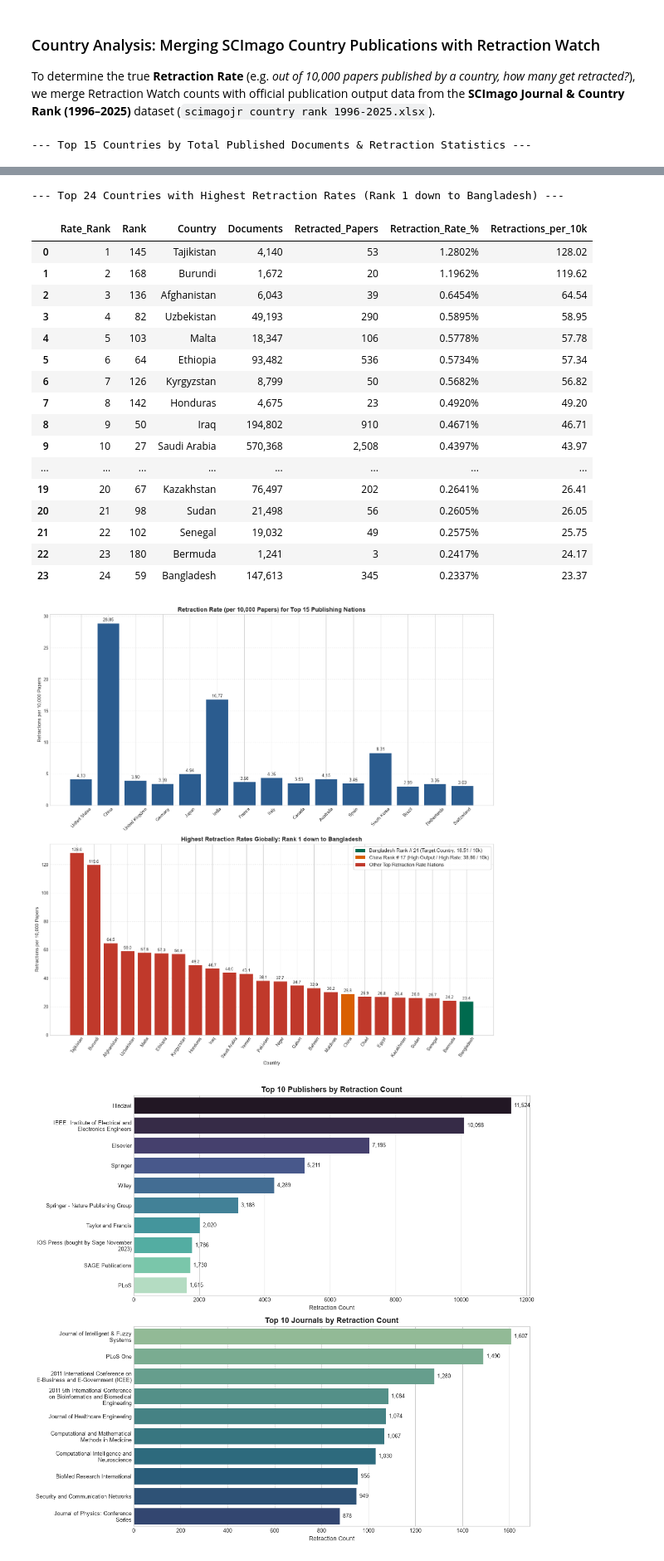
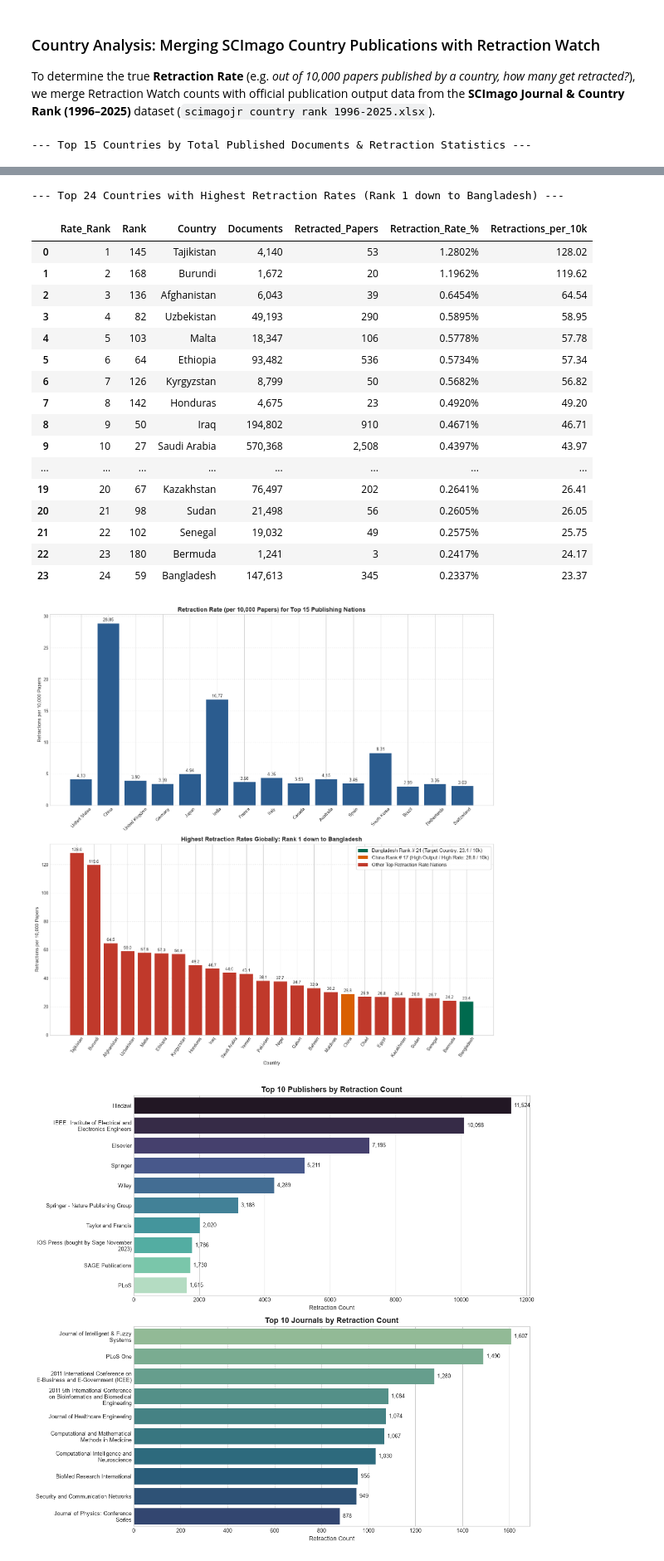
Before and after one commit to neutr0nslayer/Retraction-Watch-EDA-Data-Quality-Audit, a Jupyter notebook: retraction_watch_eda.ipynb, the cells around one changed output, grey strips where cells are left out. Shown at 83% size. Cells and saved outputs as stored; diff of their text form; code cells hidden in the pictures.

```diff
--- a/retraction_watch_eda.ipynb
+++ b/retraction_watch_eda.ipynb
@@ -569,8 +569,8 @@ for p in axes[1].patches:
 
 # Add Legend for China, Bangladesh, and Peer Nations
 legend_handles = [
-    mpatches.Patch(facecolor='#006a4e', label='Bangladesh Rank # 24 (Target Country: 16.51 / 10k)'),
-    mpatches.Patch(facecolor='#d95f02', label='China Rank # 17 (High Output / High Rate: 38.86 / 10k)'),
+    mpatches.Patch(facecolor='#006a4e', label='Bangladesh Rank # 24 (Target Country: 23.4 / 10k)'),
+    mpatches.Patch(facecolor='#d95f02', label='China Rank # 17 (High Output / High Rate: 28.8 / 10k)'),
     mpatches.Patch(facecolor='#c0392b', label='Other Top Retraction Rate Nations')
 ]
 axes[1].legend(handles=legend_handles, loc='upper right', fontsize=10.5, frameon=True, facecolor='white', framealpha=0.9)
@@ -587,34 +587,34 @@ plt.show()
 | 3 | 4 | Germany | 4,579,330 | 4,119,750 | 1,554 | 0.0339% | ... |
 | 4 | 5 | Japan | 3,786,488 | 3,578,817 | 1,872 | 0.0494% | ... |
 | 5 | 6 | India | 3,746,783 | 3,335,152 | 6,282 | 0.1677% | ... |
 | 6 | 7 | France | 3,061,665 | 2,792,844 | 1,128 | 0.0368% | ... |
 | 7 | 8 | Italy | 2,885,935 | 2,568,060 | 1,254 | 0.0435% | ... |
 | 8 | 9 | Canada | 2,735,737 | 2,394,678 | 967 | 0.0353% | ... |
 | 9 | 10 | Australia | 2,291,634 | 1,975,694 | 951 | 0.0415% | ... |
 | 10 | 11 | Spain | 2,257,758 | 2,052,290 | 778 | 0.0345% | ... |
 | 11 | 13 | South Korea | 1,833,781 | 1,769,733 | 1,524 | 0.0831% | ... |
 | 12 | 14 | Brazil | 1,633,892 | 1,529,054 | 489 | 0.0299% | ... |
 | 13 | 15 | Netherlands | 1,512,814 | 1,335,185 | 507 | 0.0335% | ... |
 | 14 | 16 | Switzerland | 1,130,609 | 1,012,702 | 343 | 0.0303% | ... |
 --- Top 24 Countries with Highest Retraction Rates (Rank 1 down to Bangladesh) ---
 |  | Rate_Rank | Rank | Country | Documents | Retracted_Papers | Retraction_Rate_% | Retractions_per_10k |
 | 0 | 1 | 145 | Tajikistan | 4,140 | 53 | 1.2802% | 128.02 |
 | 1 | 2 | 168 | Burundi | 1,672 | 20 | 1.1962% | 119.62 |
 | 2 | 3 | 136 | Afghanistan | 6,043 | 39 | 0.6454% | 64.54 |
 | 3 | 4 | 82 | Uzbekistan | 49,193 | 290 | 0.5895% | 58.95 |
 | 4 | 5 | 103 | Malta | 18,347 | 106 | 0.5778% | 57.78 |
 | 5 | 6 | 64 | Ethiopia | 93,482 | 536 | 0.5734% | 57.34 |
 | 6 | 7 | 126 | Kyrgyzstan | 8,799 | 50 | 0.5682% | 56.82 |
 | 7 | 8 | 142 | Honduras | 4,675 | 23 | 0.4920% | 49.20 |
 | 8 | 9 | 50 | Iraq | 194,802 | 910 | 0.4671% | 46.71 |
 | 9 | 10 | 27 | Saudi Arabia | 570,368 | 2,508 | 0.4397% | 43.97 |
 | ... | ... | ... | ... | ... | ... | ... | ... |
 | 19 | 20 | 67 | Kazakhstan | 76,497 | 202 | 0.2641% | 26.41 |
 | 20 | 21 | 98 | Sudan | 21,498 | 56 | 0.2605% | 26.05 |
 | 21 | 22 | 102 | Senegal | 19,032 | 49 | 0.2575% | 25.75 |
 | 22 | 23 | 180 | Bermuda | 1,241 | 3 | 0.2417% | 24.17 |
 | 23 | 24 | 59 | Bangladesh | 147,613 | 345 | 0.2337% | 23.37 |
-[figure, old version]
+[figure, new version]
 # %%
 fig, axes = plt.subplots(2, 1, figsize=(12, 11))
 
```
Also changed, not shown: parts of 1 cell of this notebook, 24 other files.
